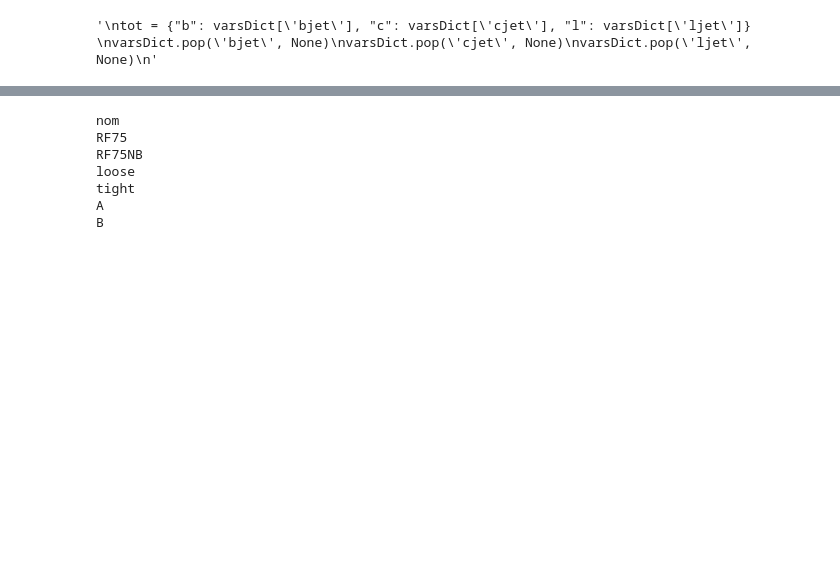
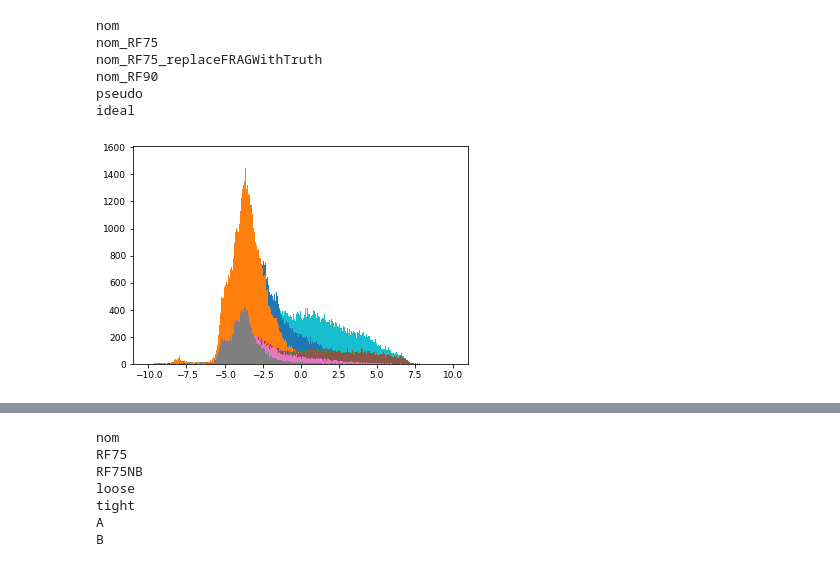
Before and after one commit to ava-lee/TrackingAnalysis, a Jupyter notebook: JF_LLR_ROC.ipynb, the cells around one changed output, grey strips where cells are left out. Drawn from its saved outputs; the diff is of its cells as text; code cells hidden in the pictures; blank space fills up the shorter version.

Commit message:
Update dist and rate plots

```diff
--- a/JF_LLR_ROC.ipynb
+++ b/JF_LLR_ROC.ipynb
@@ -11,7 +11,7 @@ from scipy import signal
 
 inDir = '../'
 varsName = 'jetVars'
-tracks = 'nom:RF75:RF75NB:loose:tight:A:B'.split(':')
+#tracks = 'nom:RF75:RF75NB:loose:tight:A:B'.split(':')
 workDir = '/Users/avalee/TrackingAnalysis/'
 outDir = workDir + 'LLRplots'
 if not (os.path.isdir(outDir)): os.makedirs(outDir)
@@ -19,15 +19,11 @@ styleDict = styleTracks()
 
 ttbar = '410470_ttbar'
 Zext = '427081_Zprime_extended'
+Z = '427080'
 
-"""
-tot = {"b": varsDict['bjet'], "c": varsDict['cjet'], "l": varsDict['ljet']}
-varsDict.pop('bjet', None)
-varsDict.pop('cjet', None)
-varsDict.pop('ljet', None)
-"""
+tracks ='nom:pseudo:ideal'.split(':')
+tracks2 = 'nom:nom_RF75:nom_RF75_replaceFRAGWithTruth:nom_RF90'.split(':')
+tracksAll = 'nom:nom_RF75:nom_RF75_replaceFRAGWithTruth:nom_RF90:pseudo:ideal'.split(':')
-# %% [output]
-'\ntot = {"b": varsDict[\'bjet\'], "c": varsDict[\'cjet\'], "l": varsDict[\'ljet\']} \nvarsDict.pop(\'bjet\', None)\nvarsDict.pop(\'cjet\', None)\nvarsDict.pop(\'ljet\', None)\n'
 # %%
 def getLLRvalues(inDir, version, tracks, varsName, add_cuts=''):
     nbins = 1400
@@ -49,9 +45,11 @@ def getLLRvalues(inDir, version, tracks, varsName, add_cuts=''):
         jets = {"b": 5, "c": 4, "l": 0}
         llr = {} #lists of llr
         freqs = {}
+        tot = {}
         for jet in jets.keys():
             llr[jet] = df.query('jet_LabDr_HadF ==' + str(jets[jet]) + ' & jet_jf_llr !=-99')['jet_jf_llr'].tolist()
             freqs[jet], _ , _ = plt.hist(llr[jet], range=(xMin, xMax), bins=nbins)
+            tot[jet] = varsDict[jet]
             #print (len(llr[jet]))
 
         max_bEff = len(llr['b'])/tot['b']
@@ -63,8 +61,10 @@ def getLLRvalues(inDir, version, tracks, varsName, add_cuts=''):
                 # solve for t
                 cut = inverseFunction(eff,lambda x: integrateHist(freqs['b']/tot['b'],[x,xMax],xRange,nbins),xRange,-1)
                 l_eff = integrateHist(freqs['l'], [cut, xMax], xRange, nbins)/tot['l']
+                #l_rejs.append(l_eff)
                 l_rejs.append(1/l_eff)
                 c_eff = integrateHist(freqs['c'], [cut, xMax], xRange, nbins)/tot['c']
+                #c_rejs.append(c_eff)
                 c_rejs.append(1/c_eff)
 
         LLR_values[track + '_b'] = effPoints[:len(l_rejs)]
@@ -87,8 +87,10 @@ def configureRatioPads(jet1, jet2, xMin, xMax):
     ax1.yaxis.set_minor_locator(ticker.AutoMinorLocator())
     ax1.yaxis.set_major_locator(ticker.MultipleLocator(0.05))
     if jet2 == "c":
+        #ax1.set_ylabel(r'$%s$-jet efficiency' % (jet2), horizontalalignment='right', y=1.0)
         ax1.set_ylabel(r'$%s$-jet rejection' % (jet2), horizontalalignment='right', y=1.0)
     else:
+        #ax1.set_ylabel(r'$light$-jet efficiency', horizontalalignment='right', y=1.0)
         ax1.set_ylabel(r'$light$-jet rejection', horizontalalignment='right', y=1.0)
     ax1.set_xlim([xMin, xMax])
     ax1.set_yscale('log')
@@ -108,3 +110,49 @@ def wsize(y_array):
     if w%2 == 0:
         w += 1
     return w
+
+def plotLLRrocs(LLR_dict, version, tracks, jet1, jet2, xMin, xMax, outDir, add_text='', add_filename=''):
+    figName = "ROC_" + version + "_" + jet1 + jet2
+    if add_filename != '': figName += '_' + add_filename
+
+    # Plot histograms
+    ax1, ax2 = configureRatioPads(jet1, jet2, xMin, xMax)
+    oth_nom = LLR_dict['nom_' + jet2]
+    oth_nom_smooth = signal.savgol_filter(oth_nom, wsize(oth_nom), 1)
+    for track in tracks:
+        figName += '_' + track
+        b = LLR_dict[track + '_' + jet1]
+        oth = LLR_dict[track + '_' + jet2]
+        oth_smooth = signal.savgol_filter(oth, wsize(oth), 1)
+
+        ax1.plot(b, oth_smooth, color=styleDict[track][0], label=styleDict[track][1])
+        # Get ratios
+        ratio = [a/b for a,b in zip(oth_smooth, oth_nom_smooth)]
+        ax2.plot(b,ratio, color=styleDict[track][0], linewidth=1)
+    if jet2 == 'c':
+        leg_xy = [0.02, 0.01]
+        #leg_xy = [0.02, 0.5]
+    if jet2 == 'l':
+        leg_xy = [0.02, 0.01]
+        #leg_xy = [0.02, 0.5]
+    ax1.legend(bbox_to_anchor=leg_xy, loc='lower left', labelspacing=0.3, facecolor='none', edgecolor='none', prop={'size': 8})
+
+    plt.text(0.75, 0.95, "ATLAS Internal", fontsize=9, transform=ax1.transAxes, weight='bold', style='italic')
+    if '410470' in version: text = r'410470 ttbar'
+    if '427080' in version: text = r"427080 Z'"
+    if '427081' in version: text = r"427081 Z' ext"
+    plt.text(0.75, 0.91, text, fontsize=9, transform=ax1.transAxes)
+    plt.text(0.75, 0.87, add_text, fontsize=9, transform=ax1.transAxes)
+
+    #plt.savefig(outDir + "/" + figName + "_eff.pdf", bbox_inches='tight', pad_inches=0.04)
+    plt.savefig(outDir + "/" + figName + ".pdf", bbox_inches='tight', pad_inches=0.04)
+# %%
+LLR_dictAll = getLLRvalues(inDir, Z, tracksAll, varsName)
+# %% [output]
+nom
+nom_RF75
+nom_RF75_replaceFRAGWithTruth
+nom_RF90
+pseudo
+ideal
+[figure, added]
```
Also changed, not shown: parts of 2 cells of this notebook, 3 other files.
